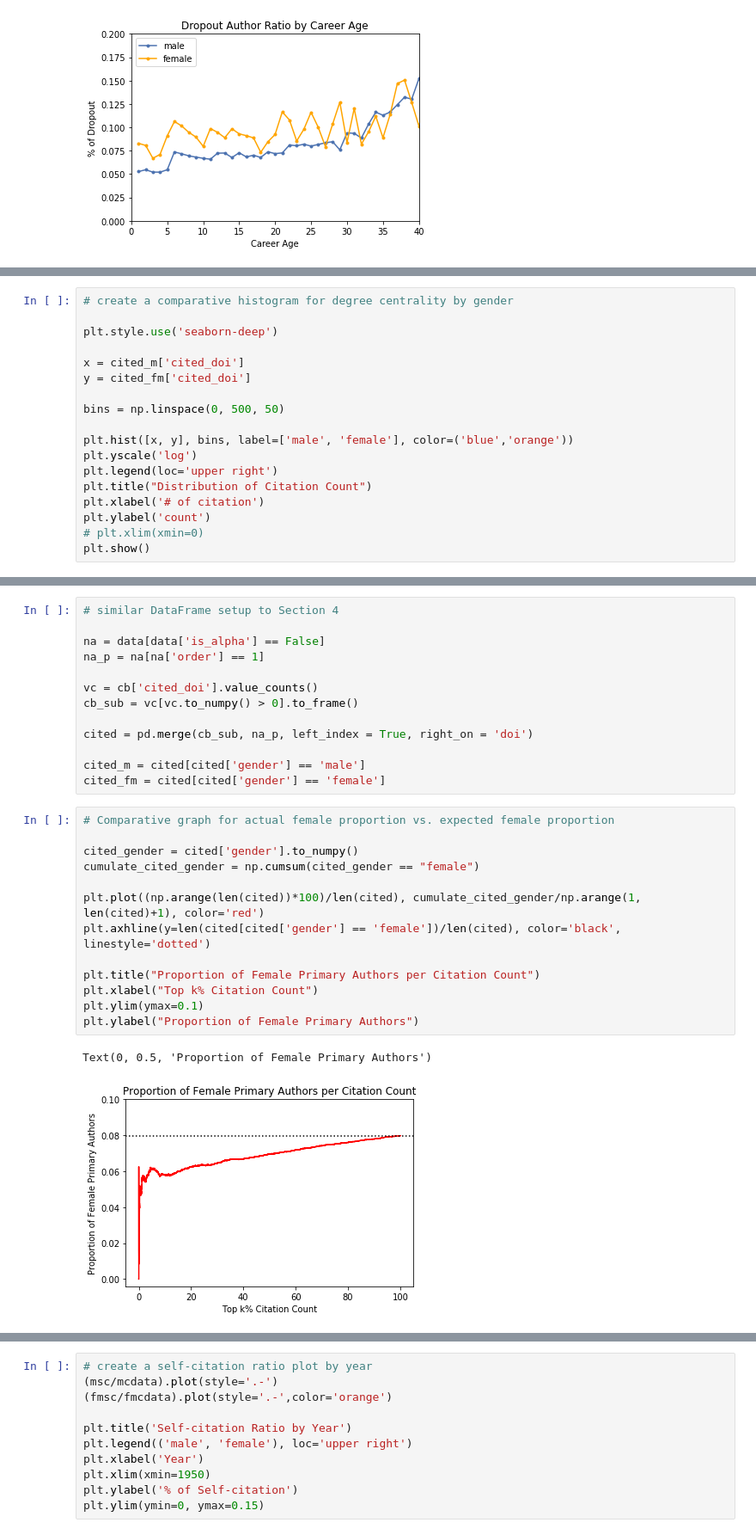
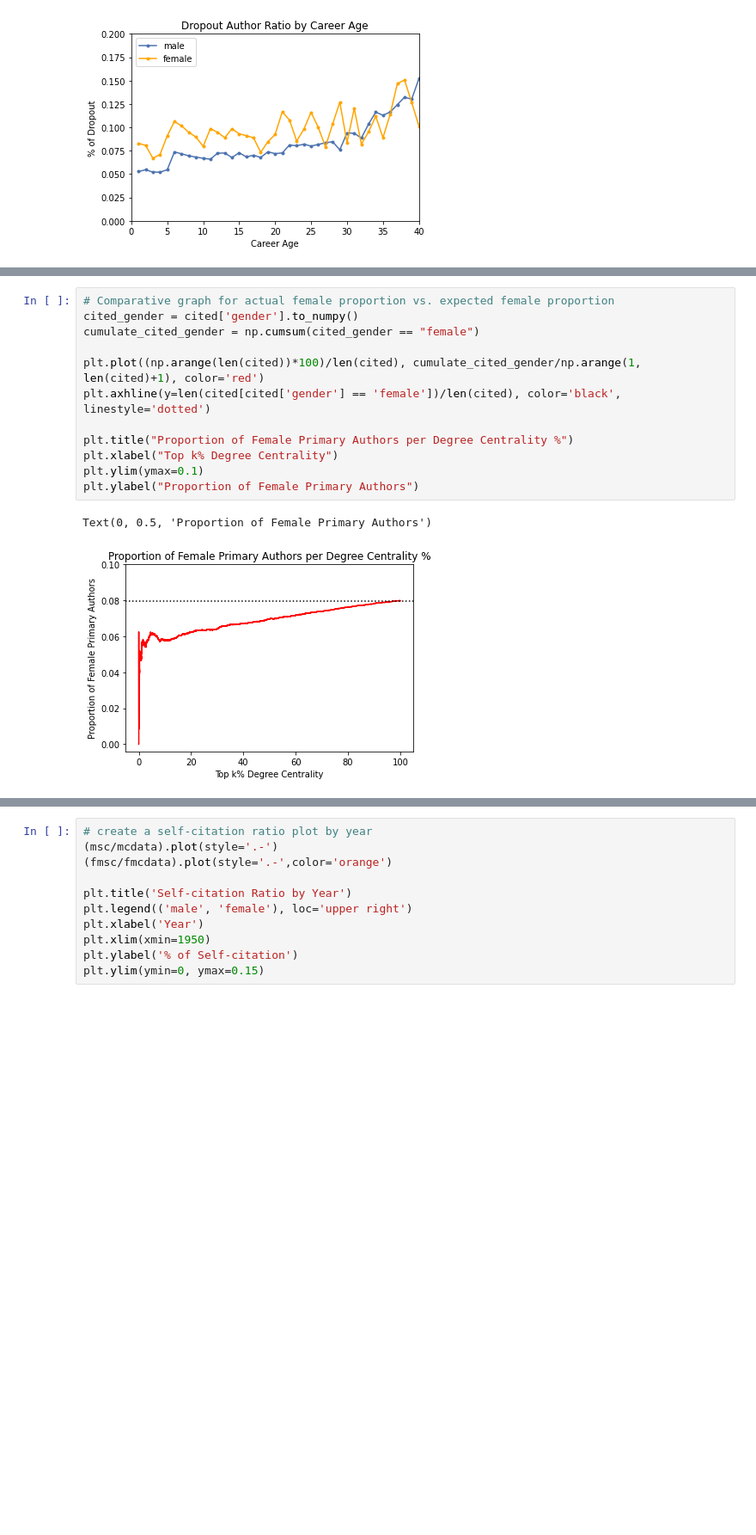
Before and after one commit to therobinkay/gender_bias_2021, a Jupyter notebook: Journal_Analysis_1_(GitHub).ipynb, the cells around one changed output, grey strips where cells are left out. Shown at 86% size. Saved outputs shown, nothing was run; the diff lists cells and outputs as text; blank space fills up the shorter version.

```diff
--- a/Journal_Analysis_1_(GitHub).ipynb
+++ b/Journal_Analysis_1_(GitHub).ipynb
@@ -186,18 +174,0 @@ cited_fm = cited[cited['gender'] == 'female']
-# %%
-# create a comparative histogram for degree centrality by gender
-
-plt.style.use('seaborn-deep')
-
-x = cited_m['cited_doi']
-y = cited_fm['cited_doi']
-
-bins = np.linspace(0, 500, 50)
-
-plt.hist([x, y], bins, label=['male', 'female'], color=('blue','orange'))
-plt.yscale('log')
-plt.legend(loc='upper right')
-plt.title("Distribution of Citation Count")
-plt.xlabel('# of citation')
-plt.ylabel('count')
-# plt.xlim(xmin=0)
-plt.show()
@@ -208,30 +175,16 @@ plt.show()
-# %%
-# similar DataFrame setup to Section 4
-
-na = data[data['is_alpha'] == False]
-na_p = na[na['order'] == 1]
-
-vc = cb['cited_doi'].value_counts()
-cb_sub = vc[vc.to_numpy() > 0].to_frame()
-
-cited = pd.merge(cb_sub, na_p, left_index = True, right_on = 'doi')
-
-cited_m = cited[cited['gender'] == 'male']
-cited_fm = cited[cited['gender'] == 'female']
 # %%
 # Comparative graph for actual female proportion vs. expected female proportion
-
 cited_gender = cited['gender'].to_numpy()
 cumulate_cited_gender = np.cumsum(cited_gender == "female")
 
 plt.plot((np.arange(len(cited))*100)/len(cited), cumulate_cited_gender/np.arange(1, len(cited)+1), color='red')
 plt.axhline(y=len(cited[cited['gender'] == 'female'])/len(cited), color='black', linestyle='dotted')
 
-plt.title("Proportion of Female Primary Authors per Citation Count")
-plt.xlabel("Top k% Citation Count")
+plt.title("Proportion of Female Primary Authors per Degree Centrality %")
+plt.xlabel("Top k% Degree Centrality")
 plt.ylim(ymax=0.1)
 plt.ylabel("Proportion of Female Primary Authors")
 # %% [output]
 Text(0, 0.5, 'Proportion of Female Primary Authors')
-[figure, old version]
+[figure, new version]
 # %% [markdown]
```
Also changed, not shown: parts of 19 cells of this notebook.
